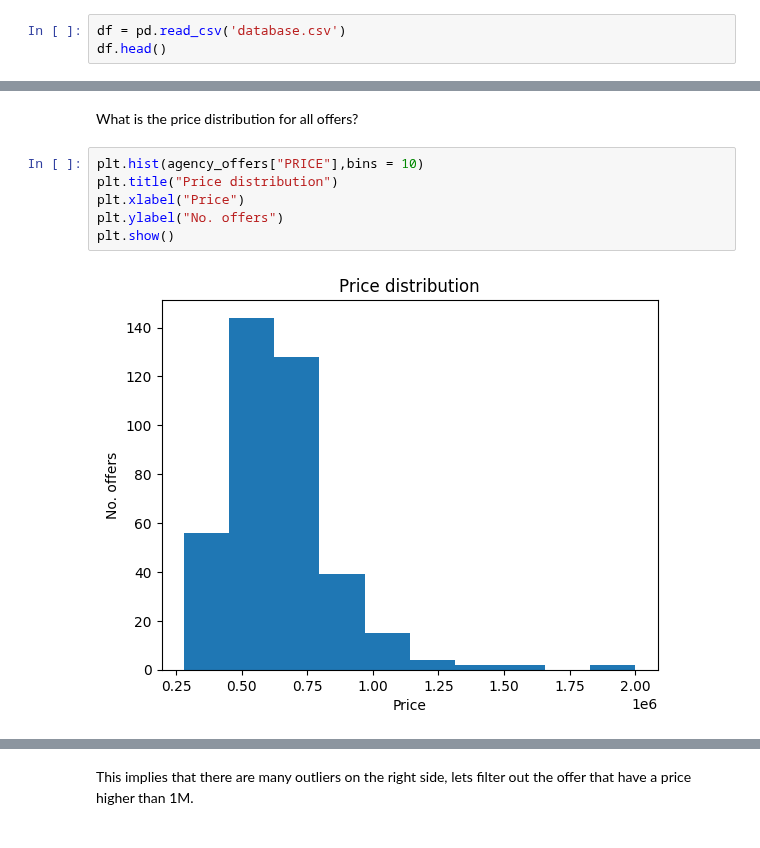
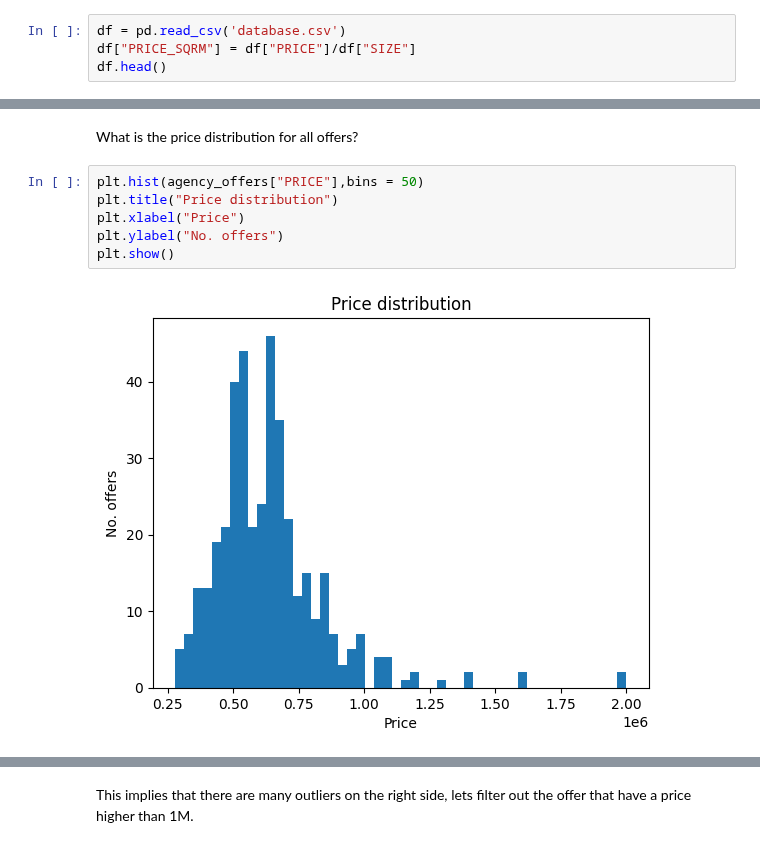
Before and after one commit to R3gx-00/SWSFHP, a Jupyter notebook: data_analisys.ipynb, the cells around one changed output, grey strips where cells are left out. Drawn from its saved outputs; the diff is of its cells as text.

```diff
--- a/data_analisys.ipynb
+++ b/data_analisys.ipynb
@@ -8,5 +8,6 @@ from matplotlib import pyplot as plt
 Get the database
 # %%
 df = pd.read_csv('database.csv')
+df["PRICE_SQRM"] = df["PRICE"]/df["SIZE"]
 df.head()
 # %% [output]
@@ -48,10 +56,10 @@ plt.show()
 # %% [markdown]
 What is the price distribution for all offers?
 # %%
-plt.hist(agency_offers["PRICE"],bins = 10)
+plt.hist(agency_offers["PRICE"],bins = 50)
 plt.title("Price distribution")
 plt.xlabel("Price")
 plt.ylabel("No. offers")
 plt.show()
 # %% [output]
-[figure, old version]
+[figure, new version]
```
Also changed, not shown: parts of 11 cells of this notebook, 3 other files.
